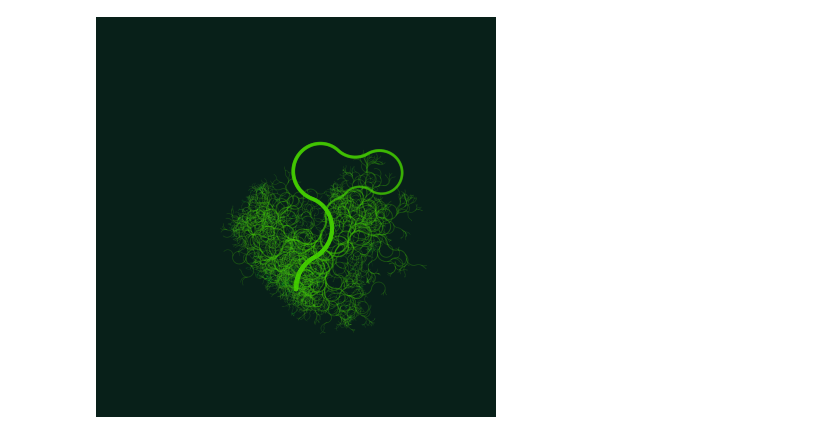
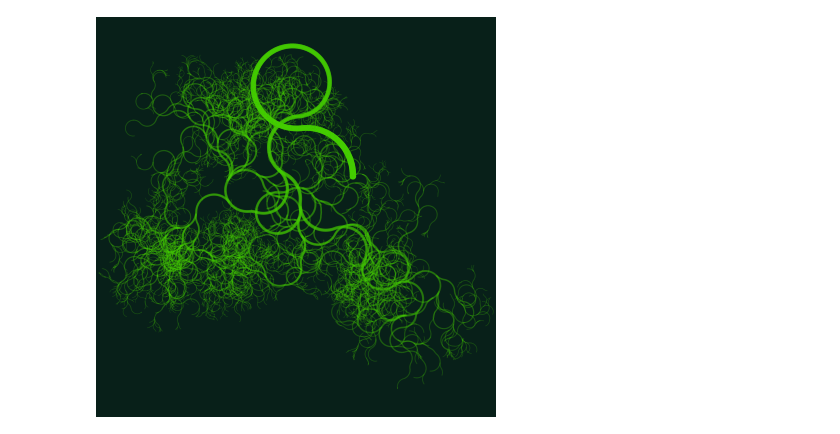
Before and after one commit to undertherain/pycontextfree, a Jupyter notebook: examples/branches_random.ipynb, the cells around one changed output. Drawn from its saved outputs; the diff is of its cells as text; code cells hidden in the pictures.

```diff
--- a/examples/branches_random.ipynb
+++ b/examples/branches_random.ipynb
@@ -6,26 +6,24 @@ sys.setrecursionlimit(20000)
 # %%
 @check_limits
 def branch():
     circle(1)
     with translate(0,0.6):
         with color(alpha=0.997):
             with rotate(0.04):
                 with scale(0.998):
                     if coinflip(50):
                         with flip_y():
                             branch()
                     else:
                         branch()
 
-            if coinflip(50):
+            if coinflip(60):
                 with flip_y():
                     with scale(0.9):
                         branch()
 
 init(canvas_size=(400, 400), face_color="#44cc00", background_color="#082019", max_depth=800)
-with scale(0.012):
-    with translate(0, -30):
-        branch()
+branch()
 display_ipython()
 # %% [output]
-[figure, old version]
+[figure, new version]
```
Also changed, not shown: 3 other files.
